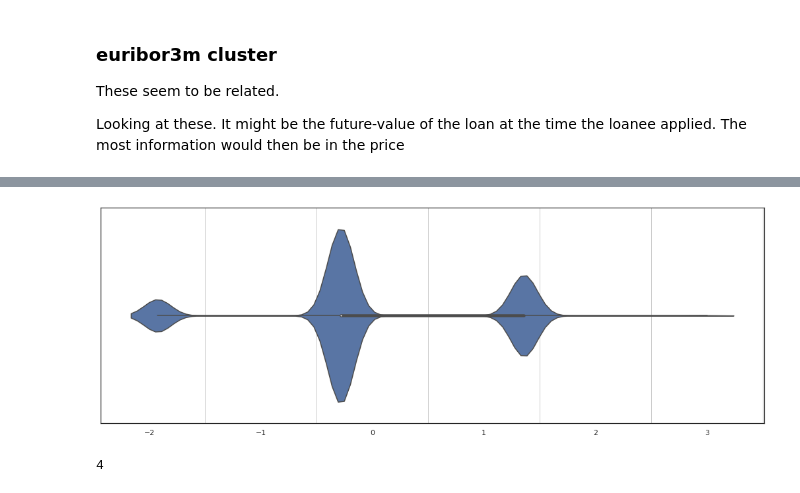
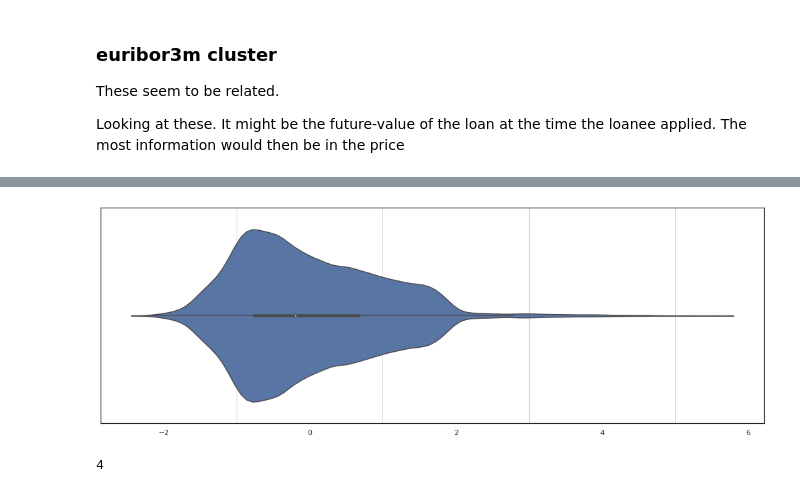
Before and after one commit to eepgwde/pyeg0, a Jupyter notebook: fca/fca1.ipynb, the cells around one changed output, grey strips where cells are left out. Drawn from its saved outputs; the diff is of its cells as text; code cells hidden in the pictures.

```diff
--- a/fca/fca1.ipynb
+++ b/fca/fca1.ipynb
@@ -155,20 +163,18 @@ df2['marital'];
 # %%
 # Some violin plots
 
 from matplotlib.ticker import AutoMinorLocator
 
 fig = plt.figure(figsize=(18,6))
 
-# ax1 = sns.violinplot(x=['marital', "y"], data=df2, hue='modelLine')
-ax1 = sns.violinplot(x=['marital', 'age'], data=df2)
 ax1 = sns.violinplot(x=['age'], data=df2)
 
 ax1.minorticks_on()
 ax1.xaxis.set_minor_locator(AutoMinorLocator(2))
 
 ax1.grid(which='minor', axis='x', linewidth=1)
 # %% [output]
-[figure, old version]
+[figure, new version]
 # %%
 math.floor(math.log(X.shape[1], 2))
 # %% [output]
```
Also changed, not shown: parts of 13 cells of this notebook, 4 other files.
